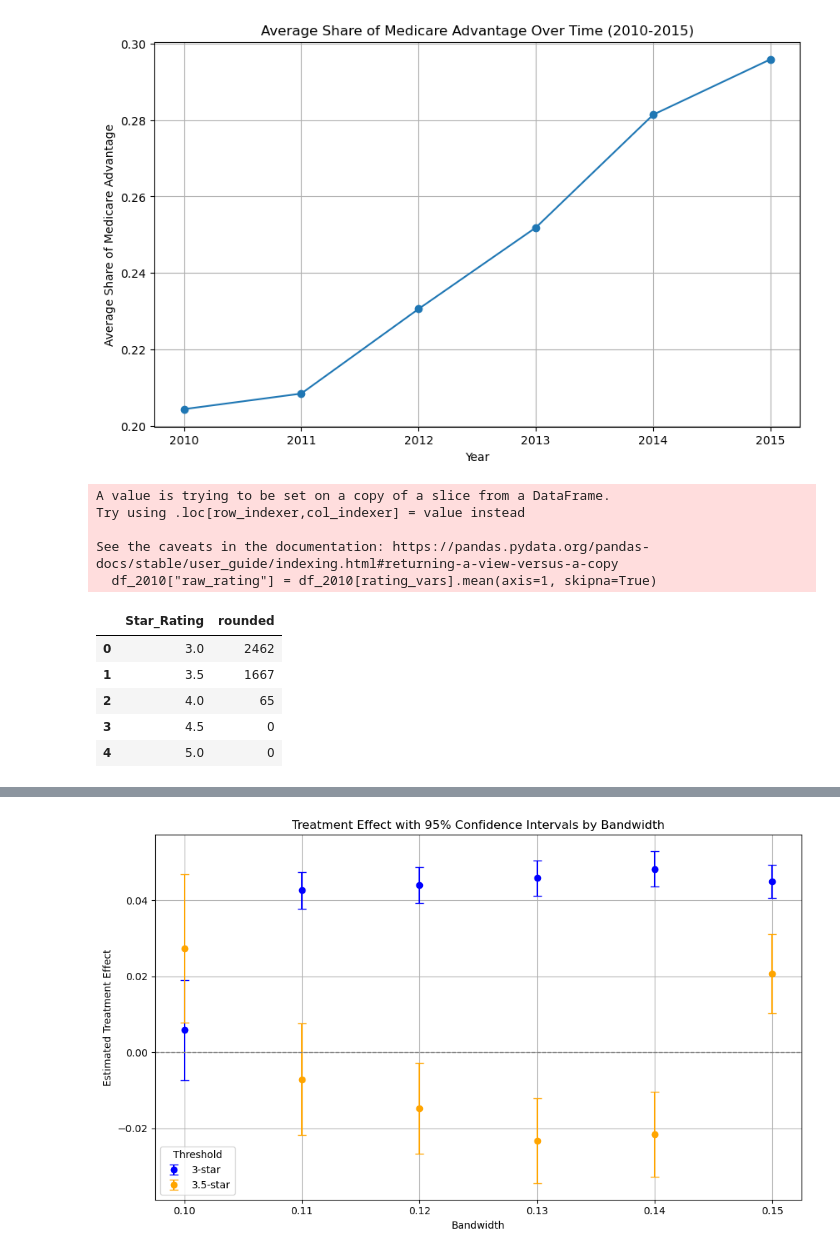
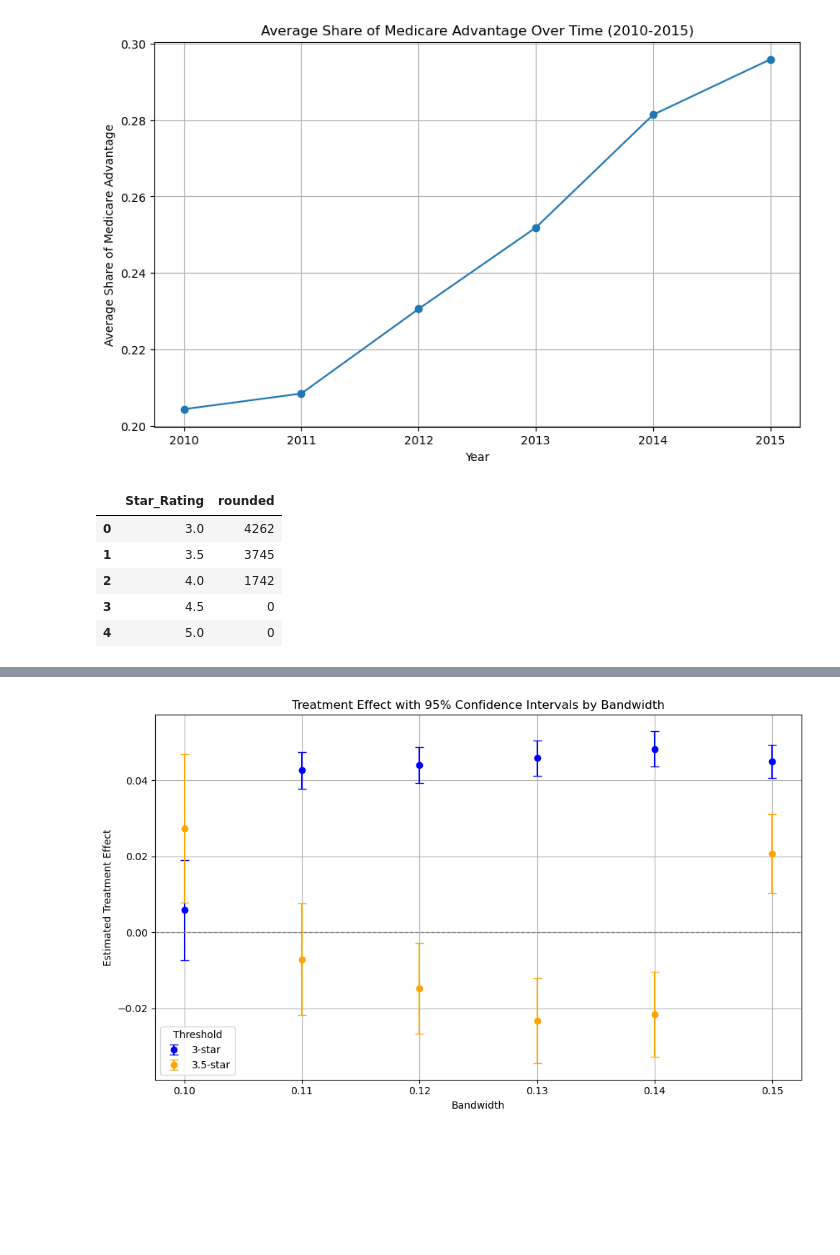
Before and after one commit to rscholt/HW4, a Jupyter notebook: submission 3/analysis/HW4_sub3.ipynb, the cells around one changed output, grey strips where cells are left out. Cells and saved outputs as stored; diff of their text form; code cells hidden in the pictures; blank space fills up the shorter version.

```diff
--- a/submission 3/analysis/HW4_sub3.ipynb
+++ b/submission 3/analysis/HW4_sub3.ipynb
@@ -141,8 +147,11 @@ plt.show()
 # %%
 #Q5
 
+
 # Filter for 2010
 df_2010 = df[df['year'] == 2010]
+df_2010 = df_2010.dropna(subset=[ 'Star_Rating', 'avg_enrolled', 'avg_eligibles', 'partc_score', 'ma_rate'])
+df_2010 = df_2010.drop_duplicates(subset=["contractid", "planid", "county"])
 
 # List of variables used in the raw_rating calculation
 rating_vars = [
@@ -168,10 +177,16 @@ columns_to_keep = [
 
 # missing for some reason "premium_partc","bid", "avg_ffscost",
 
-df_2010 = df_2010.dropna(subset=['raw_rating', 'Star_Rating', 'avg_enrolled', 'avg_eligibles', 'partc_score', 'ma_rate'])
-
 # Subset the dataframe
 df_2010 = df_2010[columns_to_keep]
+
+# Make sure market share is computed
+
+# Create a filtered copy with market share calculated, without modifying original df_2010
+df_2010['mktshare'] = df_2010['avg_enrolled'] / df_2010['avg_eligibles']
+# filter to only plantype "HMO"
+df_2010_HMO = df_2010[df_2010["plan_type"] == "HMO/HMOPOS"]
+
 
 # Create rounded bins similar to the R logic
 df_2010["rounded_30"] = np.where(
@@ -199,47 +214,41 @@ df_2010["rounded_50"] = np.where(
     (df_2010["raw_rating"] < 5.00) &
     (df_2010["Star_Rating"] == 5.0), 1, 0)
 
-# filter to only plantype "HMO"
-df_2010_HMO = df_2010[df_2010["plan_type"] == "HMO/HMOPOS"]
+
 
 # Filter for star ratings of interest and group by Star_Rating
 rounded_summary = (
-    df_2010_HMO[df_2010_HMO["Star_Rating"].isin([3.0, 3.5, 4.0, 4.5, 5.0])]
+    df_2010[df_2010["Star_Rating"].isin([3.0, 3.5, 4.0, 4.5, 5.0])]
     .groupby("Star_Rating")
     .agg(
         count_30=("rounded_30", "sum"),
         count_35=("rounded_35", "sum"),
         count_40=("rounded_40", "sum"),
         count_45=("rounded_45", "sum"),
         count_50=("rounded_50", "sum")
     )
     .reset_index()
 )
 
 # Add a total column
 rounded_summary["rounded"] = (
     rounded_summary["count_30"] +
     rounded_summary["count_35"] +
     rounded_summary["count_40"] +
     rounded_summary["count_45"] +
     rounded_summary["count_50"]
 )
 
 # Select relevant columns
 rounded_summary = rounded_summary[["Star_Rating", "rounded"]]
 
 # Display result
 rounded_summary
 # %% [output]
-A value is trying to be set on a copy of a slice from a DataFrame.
-Try using .loc[row_indexer,col_indexer] = value instead
-
-See the caveats in the documentation: https://pandas.pydata.org/pandas-docs/stable/user_guide/indexing.html#returning-a-view-versus-a-copy
-  df_2010["raw_rating"] = df_2010[rating_vars].mean(axis=1, skipna=True)
 |  | Star_Rating | rounded |
-| 0 | 3.0 | 2462 |
-| 1 | 3.5 | 1667 |
-| 2 | 4.0 | 65 |
+| 0 | 3.0 | 4262 |
+| 1 | 3.5 | 3745 |
+| 2 | 4.0 | 1742 |
 | 3 | 4.5 | 0 |
 | 4 | 5.0 | 0 |
 # %%
```
Also changed, not shown: parts of 4 cells of this notebook.
